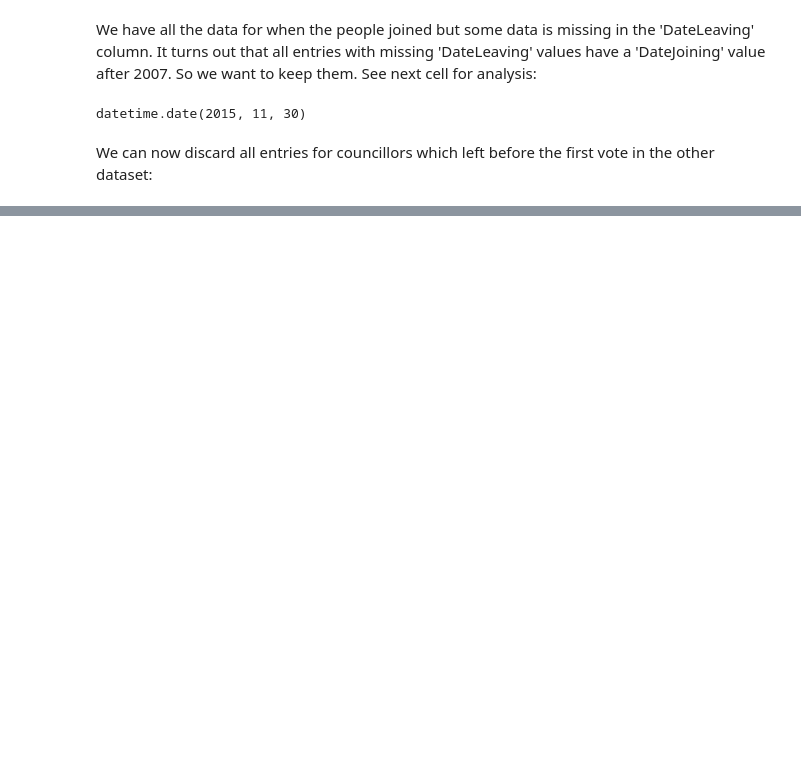
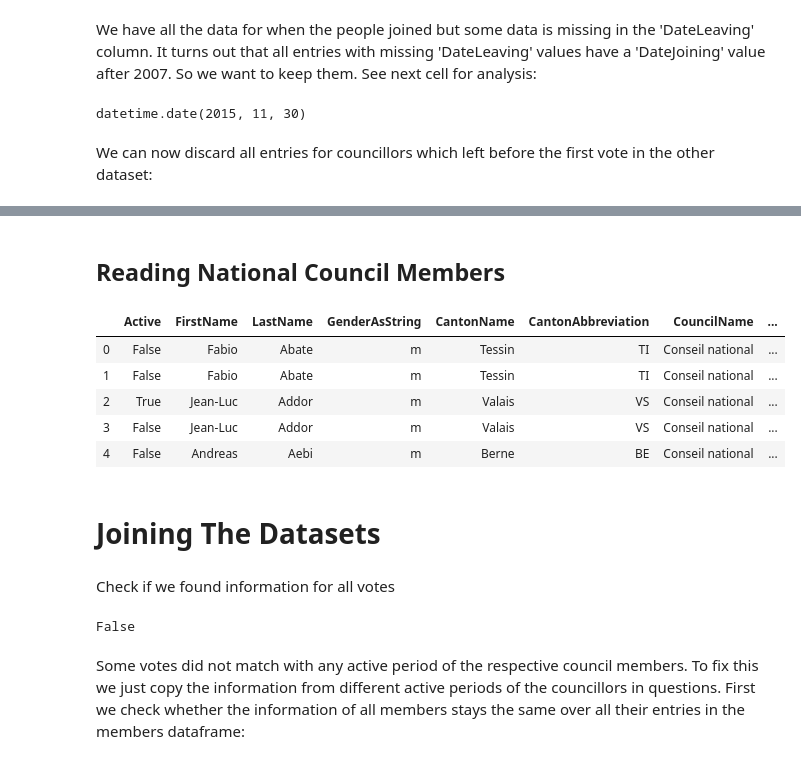
Before and after one commit to guarin/voting_behavior_analysis, a Jupyter notebook: src/data_cleaning.ipynb, the cells around one changed output, grey strips where cells are left out. Saved outputs shown, nothing was run; the diff lists cells and outputs as text; code cells hidden in the pictures; blank space fills up the shorter version.

Commit message:
wowowow data🚿

```diff
--- a/src/data_cleaning.ipynb
+++ b/src/data_cleaning.ipynb
@@ -275,0 +308,14 @@ for column in MEMBERS_DATE_COLUMNS:
+# %% [markdown]
+## Reading National Council Members
+# %%
+national_council_members = read_members_like('national_council_members.csv')
+national_council_members.head()
+# %% [output]
+|  | Active | FirstName | LastName | GenderAsString | CantonName | CantonAbbreviation | CouncilName | ... |
+| 0 | False | Fabio | Abate | m | Tessin | TI | Conseil national | ... |
+| 1 | False | Fabio | Abate | m | Tessin | TI | Conseil national | ... |
+| 2 | True | Jean-Luc | Addor | m | Valais | VS | Conseil national | ... |
+| 3 | False | Jean-Luc | Addor | m | Valais | VS | Conseil national | ... |
+| 4 | False | Andreas | Aebi | m | Berne | BE | Conseil national | ... |
+# %% [markdown]
+# Joining The Datasets
@@ -275,0 +325,8 @@ for column in MEMBERS_DATE_COLUMNS:
+# %% [markdown]
+Check if we found information for all votes
+# %%
+len(full_votes.index ^ vote_data.index) == 0
+# %% [output]
+False
+# %% [markdown]
+Some votes did not match with any active period of the respective council members. To fix this we just copy the information from different active periods of the councillors in questions. First we check whether the information of all members stays the same over all their entries in the members dataframe:
```
Also changed, not shown: parts of 61 cells of this notebook, 3 other files.
